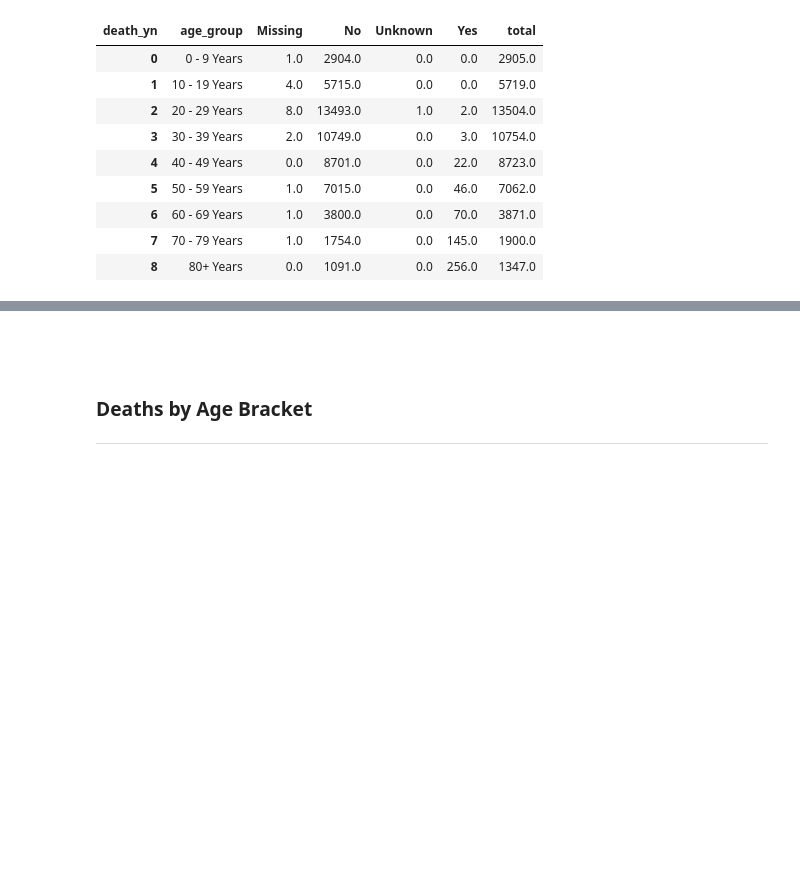
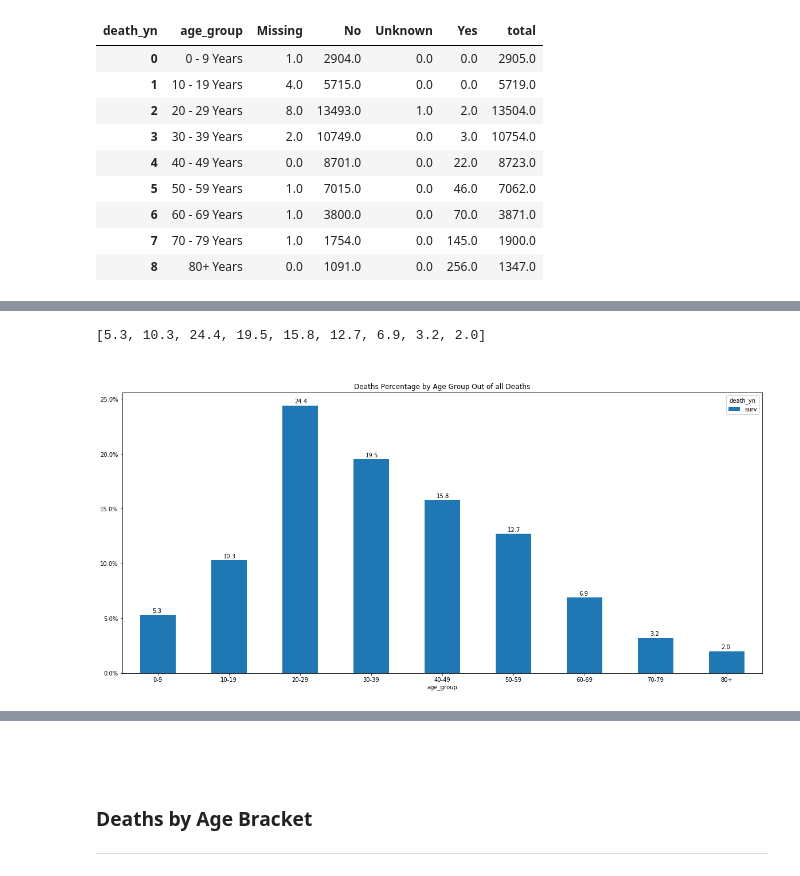
Before and after one commit to lauradahlberg/covid-19_analysis_NC, a Jupyter notebook: exploring_mecklenburg_covid_CDC_data.ipynb, the cells around one changed output, grey strips where cells are left out. Drawn from its saved outputs; the diff is of its cells as text; code cells hidden in the pictures; blank space fills up the shorter version.

Commit message:
added Deaths percentage by Age group out of all ages death

```diff
--- a/exploring_mecklenburg_covid_CDC_data.ipynb
+++ b/exploring_mecklenburg_covid_CDC_data.ipynb
@@ -129,3 +129,11 @@ tba
 | 6 | 60 - 69 Years | 1.0 | 3800.0 | 0.0 | 70.0 | 3871.0 |
 | 7 | 70 - 79 Years | 1.0 | 1754.0 | 0.0 | 145.0 | 1900.0 |
 | 8 | 80+ Years | 0.0 | 1091.0 | 0.0 | 256.0 | 1347.0 |
+# %%
+# getting percentage for one group from all ages??
+tba_count = df.groupby(['age_group','death_yn'])['death_yn'].count().unstack()
+
+tba_p = (tba_count*100/tba_count.sum()).round(1).fillna(0).reset_index()
+tba_p = tba_p.rename(columns = {'No': 'surv', 'Yes':'deaths'})
+
+tba_p
@@ -132,3 +151,28 @@ tba
+# %%
+vals = tba_p['surv'].tolist()
+vals
+# %% [output]
+[5.3, 10.3, 24.4, 19.5, 15.8, 12.7, 6.9, 3.2, 2.0]
+# %%
+##*** NEED TO FIND BETTER GRAPH FOR THIS DATA ***
+##plotting comparison of deaths percentages by age group
+ax = tba_p.plot(x='age_group', y=['surv'],
+                kind='bar',
+                figsize=(20,9),
+                rot=0,
+                title= '\n\nDeaths Percentage by Age Group Out of all Deaths')
+
+for idx, label in enumerate(vals):
+    value = label
+    ax.annotate(value,
+               (idx, value),
+               xytext=(-10, 4),
+               textcoords='offset points')
+
+ax.yaxis.set_major_formatter(mtick.PercentFormatter())
+ax.set_xticklabels(['0-9', '10-19', '20-29', '30-39', '40-49', '50-59', '60-69', '70-79', '80+']);
+# %% [output]
+[figure, added]
 # %%
 ## renaming some columns for easy understanding
 tba = tba.rename(columns = {'No': 'surv', 'Yes':'deaths'})
```
Also changed, not shown: parts of 5 cells of this notebook.
